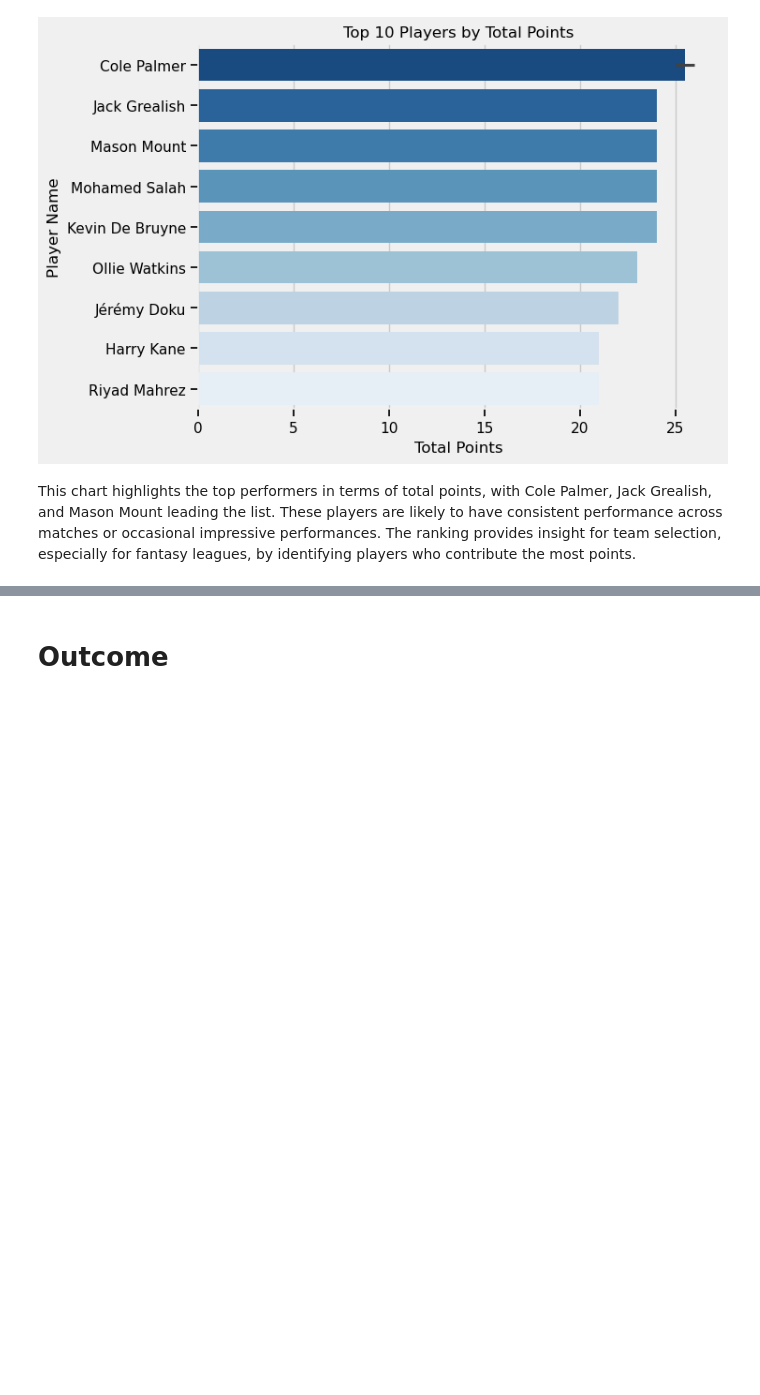
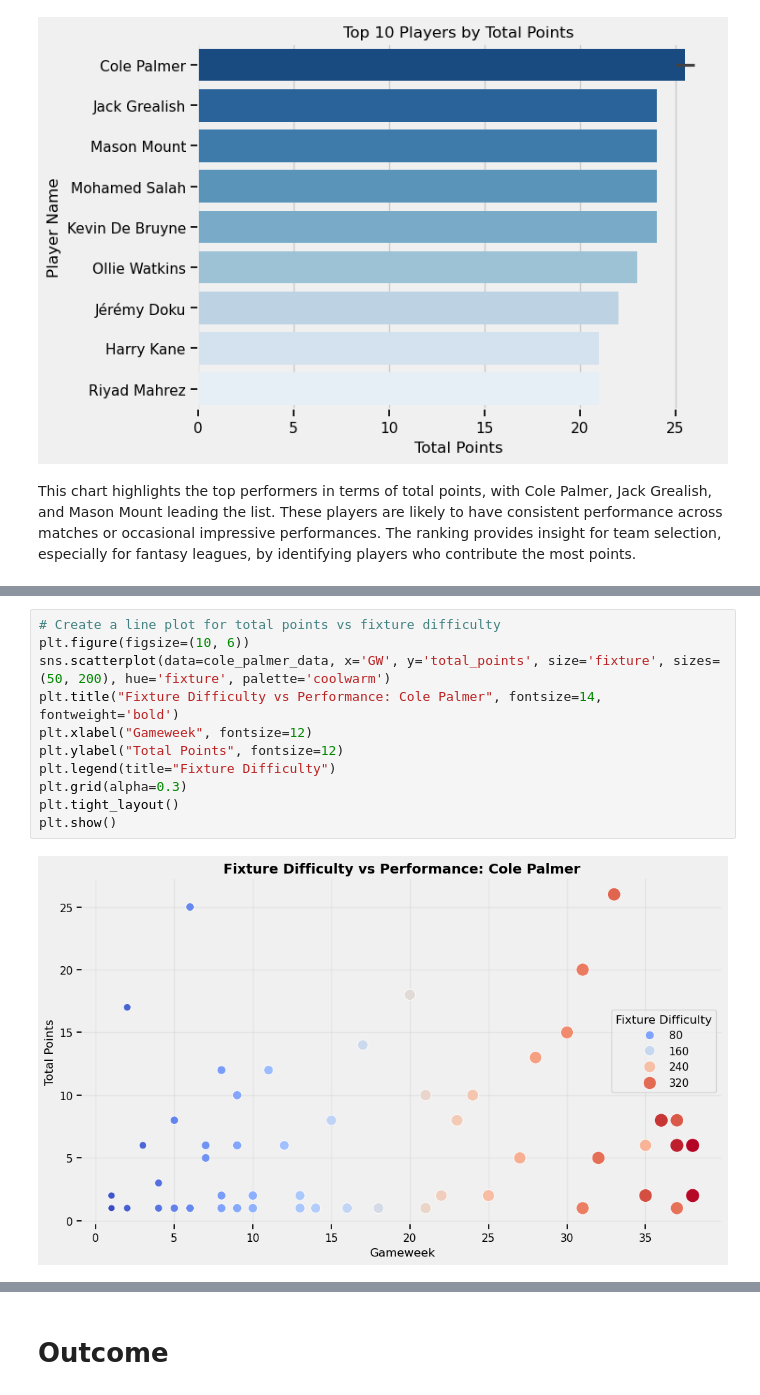
Before and after one commit to MahaFakhroo/D.R.E.A.M., a Jupyter notebook: Python Scripts/EDA_Visuals.ipynb, the cells around one changed output, grey strips where cells are left out. Drawn from its saved outputs; the diff is of its cells as text; blank space fills up the shorter version.

```diff
--- a/Python Scripts/EDA_Visuals.ipynb
+++ b/Python Scripts/EDA_Visuals.ipynb
@@ -950,0 +975,13 @@ This chart highlights the top performers in terms of total points, with Cole Pal
+# %%
+# Create a line plot for total points vs fixture difficulty
+plt.figure(figsize=(10, 6))
+sns.scatterplot(data=cole_palmer_data, x='GW', y='total_points', size='fixture', sizes=(50, 200), hue='fixture', palette='coolwarm')
+plt.title("Fixture Difficulty vs Performance: Cole Palmer", fontsize=14, fontweight='bold')
+plt.xlabel("Gameweek", fontsize=12)
+plt.ylabel("Total Points", fontsize=12)
+plt.legend(title="Fixture Difficulty")
+plt.grid(alpha=0.3)
+plt.tight_layout()
+plt.show()
+# %% [output]
+[figure, added]
```
Also changed, not shown: parts of 26 cells of this notebook.
